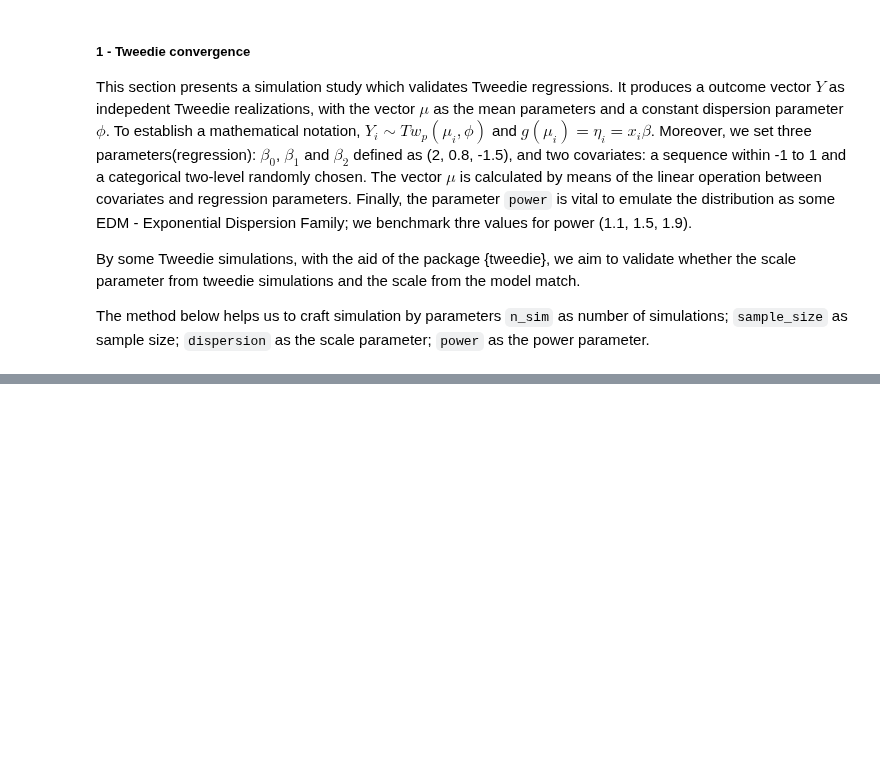
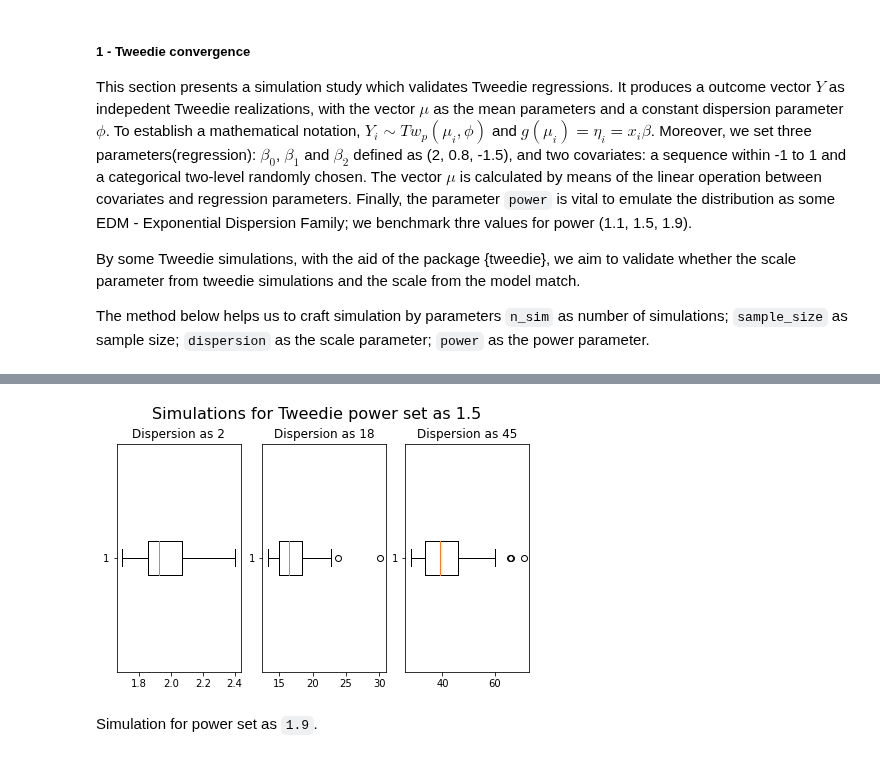
Before and after one commit to jeancmaia/mcglm, a Jupyter notebook: nbks/simulation.ipynb, the cells around one changed output, grey strips where cells are left out. Saved outputs shown, nothing was run; the diff lists cells and outputs as text; code cells hidden in the pictures; blank space fills up the shorter version.

```diff
--- a/nbks/simulation.ipynb
+++ b/nbks/simulation.ipynb
@@ -126,0 +92,31 @@ scale_simulation_dispersion_5_sample_800
+# %%
+simulation_1 = {'n_sim':50, 'sample_size':300, 'dispersion':2, 'power':1.5}
+scale_simulation_1 = generate_tweedie_simulation(**simulation_1)
+
+simulation_2 = {'n_sim':50, 'sample_size':300, 'dispersion':18, 'power':1.5}
+scale_simulation_2 = generate_tweedie_simulation(**simulation_2)
+
+simulation_3 = {'n_sim':50, 'sample_size':300, 'dispersion':45, 'power':1.5}
+scale_simulation_3 = generate_tweedie_simulation(**simulation_3)
+# %%
+figure, axis = plt.subplots(1, 3,  constrained_layout=True)
+
+figure.suptitle('Simulations for Tweedie power set as 1.5', fontsize=16)
+# Dispersion as 2
+axis[0].boxplot(scale_simulation_1, vert=False)
+axis[0].set_title("Dispersion as 2")
+
+# Dispersion as 18
+axis[1].boxplot(scale_simulation_2, vert=False)
+axis[1].set_title("Dispersion as 18")
+
+# Dispersion as 45
+axis[2].boxplot(scale_simulation_3, vert=False)
+axis[2].set_title("Dispersion as 45")
+
+# Combine all the operations and display
+plt.show()
+# %% [output]
+[figure, added]
+# %% [markdown]
+Simulation for power set as `1.9`.
```
Also changed, not shown: parts of 12 cells of this notebook.
